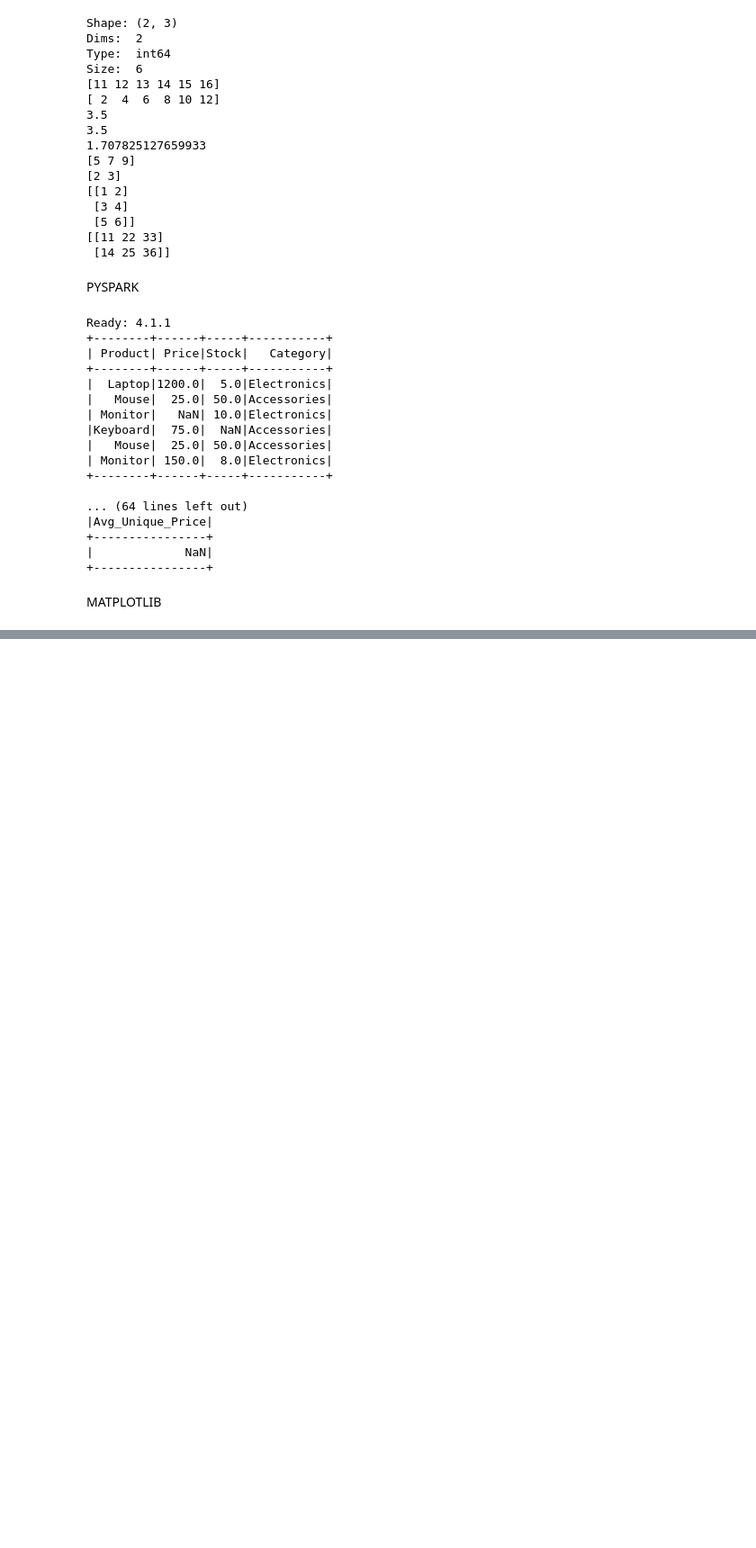
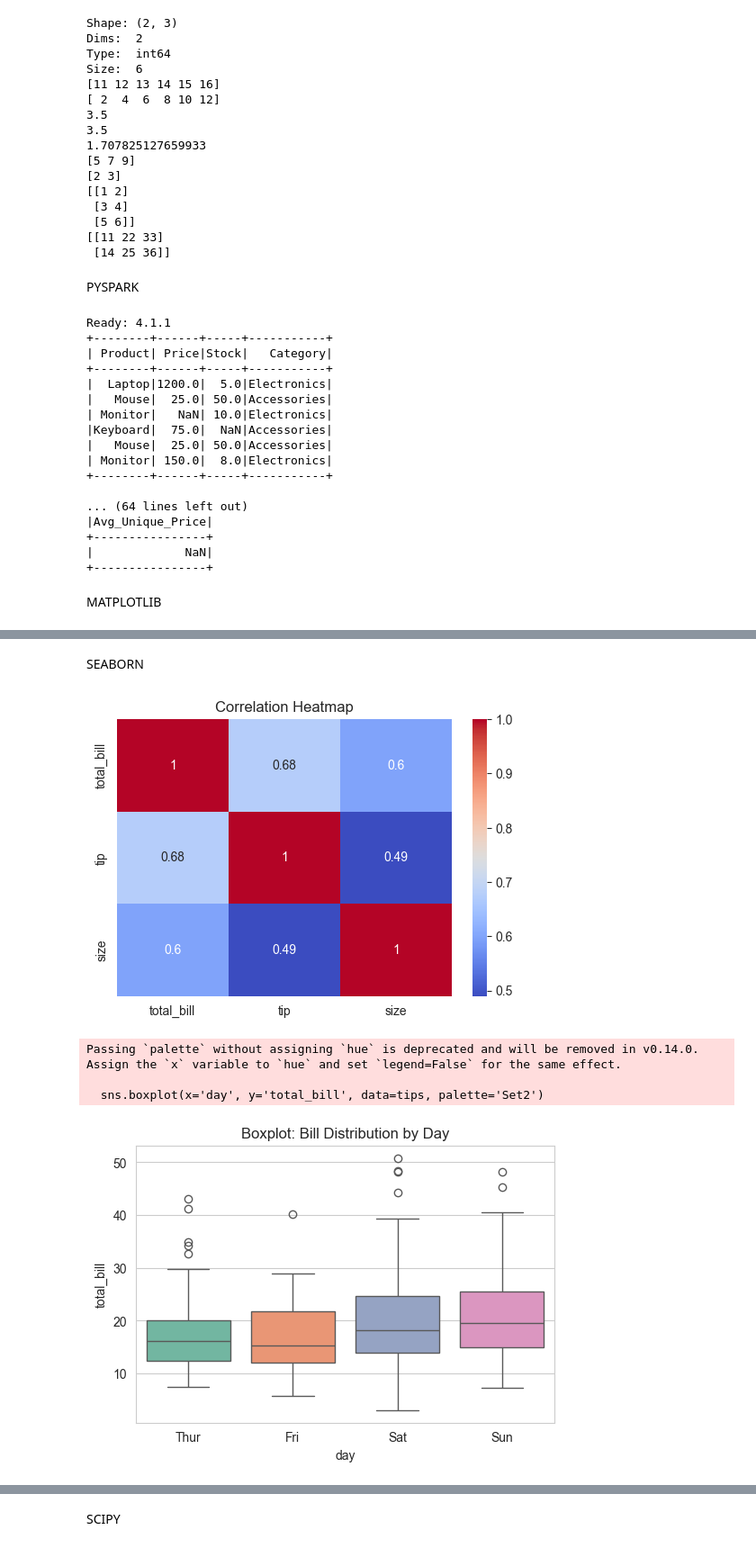
Before and after one commit to Abdullah-9864/Git, a Jupyter notebook: BIG_DATA/assignmentOne.ipynb, the cells around one changed output, grey strips where cells are left out. Shown at 90% size. Drawn from its saved outputs; the diff is of its cells as text; code cells hidden in the pictures; blank space fills up the shorter version.

```diff
--- a/BIG_DATA/assignmentOne.ipynb
+++ b/BIG_DATA/assignmentOne.ipynb
@@ -196,0 +253,39 @@ MATPLOTLIB
+# %% [markdown]
+SEABORN
+# %%
+import seaborn as sns
+import matplotlib.pyplot as plt
+
+sns.set_style("whitegrid")
+
+# Load built-in dataset
+tips = sns.load_dataset("tips")
+
+# --- 2. Heatmap ---
+plt.figure(figsize=(6, 4))
+corr = tips.select_dtypes(include=['number']).corr()
+sns.heatmap(corr, annot=True, cmap='coolwarm')
+plt.title("Correlation Heatmap")
+plt.show()
+
+# --- 3. Boxplot
+plt.figure(figsize=(6, 4))
+sns.boxplot(x='day', y='total_bill', data=tips, palette='Set2')
+plt.title("Boxplot: Bill Distribution by Day")
+plt.show()
+
+# --- 4. Countplot ---
+plt.figure(figsize=(6, 4))
+sns.countplot(x='time', data=tips, hue='sex')
+plt.title("Countplot: Customers by Time/Gender")
+plt.show()
+
+# --- 5. Pairplot
+sns.pairplot(tips, hue='smoker', palette='husl')
+plt.show()
+# %% [output]
+[figure, added]
+Passing `palette` without assigning `hue` is deprecated and will be removed in v0.14.0. Assign the `x` variable to `hue` and set `legend=False` for the same effect.
+
+  sns.boxplot(x='day', y='total_bill', data=tips, palette='Set2')
+[figure, added]
@@ -196,0 +294,2 @@ MATPLOTLIB
+# %% [markdown]
+SCIPY
```
Also changed, not shown: parts of 5 cells of this notebook, 6 other files.
